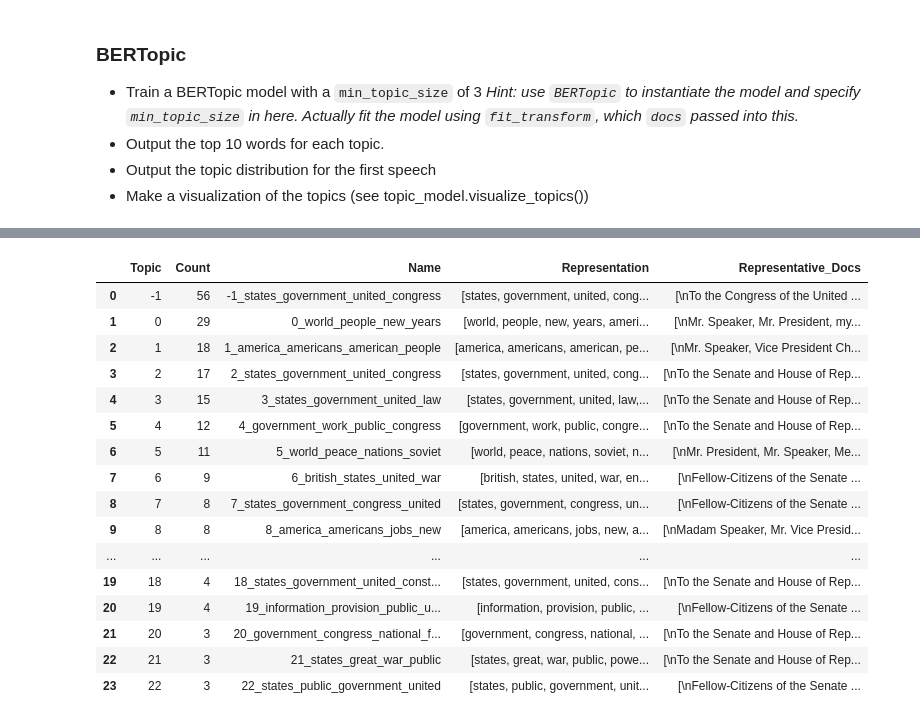
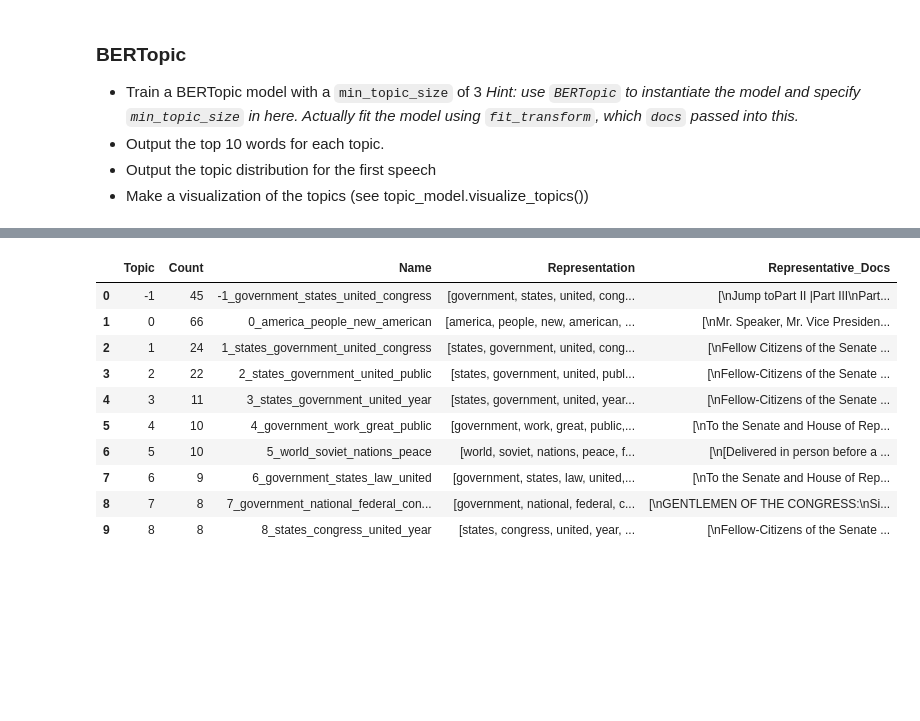
Before and after one commit to UCB-stat-159-f25/proj02-shrija-owen-allison, a Jupyter notebook: nlp-P03.ipynb, the cells around one changed output, grey strips where cells are left out. Cells and saved outputs as stored; diff of their text form; code cells hidden in the pictures; blank space fills up the shorter version.

```diff
--- a/nlp-P03.ipynb
+++ b/nlp-P03.ipynb
@@ -173,6 +173,14 @@ topic
 docs = sou['Text'].to_list()
 # %%
 # train the model - this takes about 30 seconds
+vectorizer = CountVectorizer(stop_words="english")
 
+topic_model = BERTopic(
+    min_topic_size=3,
+    vectorizer_model=vectorizer,
+    verbose=True,
+)
+
+topics, probs = topic_model.fit_transform(docs)
 # remove stop words from the topics (Hint: use CountVectorizer and then .update_topics on topic_model)
 # %% [output]
@@ -187,22 +195,18 @@ docs = sou['Text'].to_list()
 # %%
 # output the top 10 words for each topic - hint see get_topic_info
+topic_info = topic_model.get_topic_info()
+topic_info.head(10)
 # %% [output]
 |  | Topic | Count | Name | Representation | Representative_Docs |
-| 0 | -1 | 56 | -1_states_government_united_congress | [states, government, united, cong... | [\nTo the Congress of the United ... |
-| 1 | 0 | 29 | 0_world_people_new_years | [world, people, new, years, ameri... | [\nMr. Speaker, Mr. President, my... |
-| 2 | 1 | 18 | 1_america_americans_american_people | [america, americans, american, pe... | [\nMr. Speaker, Vice President Ch... |
-| 3 | 2 | 17 | 2_states_government_united_congress | [states, government, united, cong... | [\nTo the Senate and House of Rep... |
-| 4 | 3 | 15 | 3_states_government_united_law | [states, government, united, law,... | [\nTo the Senate and House of Rep... |
-| 5 | 4 | 12 | 4_government_work_public_congress | [government, work, public, congre... | [\nTo the Senate and House of Rep... |
-| 6 | 5 | 11 | 5_world_peace_nations_soviet | [world, peace, nations, soviet, n... | [\nMr. President, Mr. Speaker, Me... |
-| 7 | 6 | 9 | 6_british_states_united_war | [british, states, united, war, en... | [\nFellow-Citizens of the Senate ... |
-| 8 | 7 | 8 | 7_states_government_congress_united | [states, government, congress, un... | [\nFellow-Citizens of the Senate ... |
-| 9 | 8 | 8 | 8_america_americans_jobs_new | [america, americans, jobs, new, a... | [\nMadam Speaker, Mr. Vice Presid... |
-| ... | ... | ... | ... | ... | ... |
-| 19 | 18 | 4 | 18_states_government_united_const... | [states, government, united, cons... | [\nTo the Senate and House of Rep... |
-| 20 | 19 | 4 | 19_information_provision_public_u... | [information, provision, public, ... | [\nFellow-Citizens of the Senate ... |
-| 21 | 20 | 3 | 20_government_congress_national_f... | [government, congress, national, ... | [\nTo the Senate and House of Rep... |
-| 22 | 21 | 3 | 21_states_great_war_public | [states, great, war, public, powe... | [\nTo the Senate and House of Rep... |
-| 23 | 22 | 3 | 22_states_public_government_united | [states, public, government, unit... | [\nFellow-Citizens of the Senate ... |
+| 0 | -1 | 45 | -1_government_states_united_congress | [government, states, united, cong... | [\nJump toPart II |Part III\nPart... |
+| 1 | 0 | 66 | 0_america_people_new_american | [america, people, new, american, ... | [\nMr. Speaker, Mr. Vice Presiden... |
+| 2 | 1 | 24 | 1_states_government_united_congress | [states, government, united, cong... | [\nFellow Citizens of the Senate ... |
+| 3 | 2 | 22 | 2_states_government_united_public | [states, government, united, publ... | [\nFellow-Citizens of the Senate ... |
+| 4 | 3 | 11 | 3_states_government_united_year | [states, government, united, year... | [\nFellow-Citizens of the Senate ... |
+| 5 | 4 | 10 | 4_government_work_great_public | [government, work, great, public,... | [\nTo the Senate and House of Rep... |
+| 6 | 5 | 10 | 5_world_soviet_nations_peace | [world, soviet, nations, peace, f... | [\n[Delivered in person before a ... |
+| 7 | 6 | 9 | 6_government_states_law_united | [government, states, law, united,... | [\nTo the Senate and House of Rep... |
+| 8 | 7 | 8 | 7_government_national_federal_con... | [government, national, federal, c... | [\nGENTLEMEN OF THE CONGRESS:\nSi... |
+| 9 | 8 | 8 | 8_states_congress_united_year | [states, congress, united, year, ... | [\nFellow-Citizens of the Senate ... |
 # %%
 # output the topic distribution for the first speech
```
Also changed, not shown: parts of 3 cells of this notebook.
